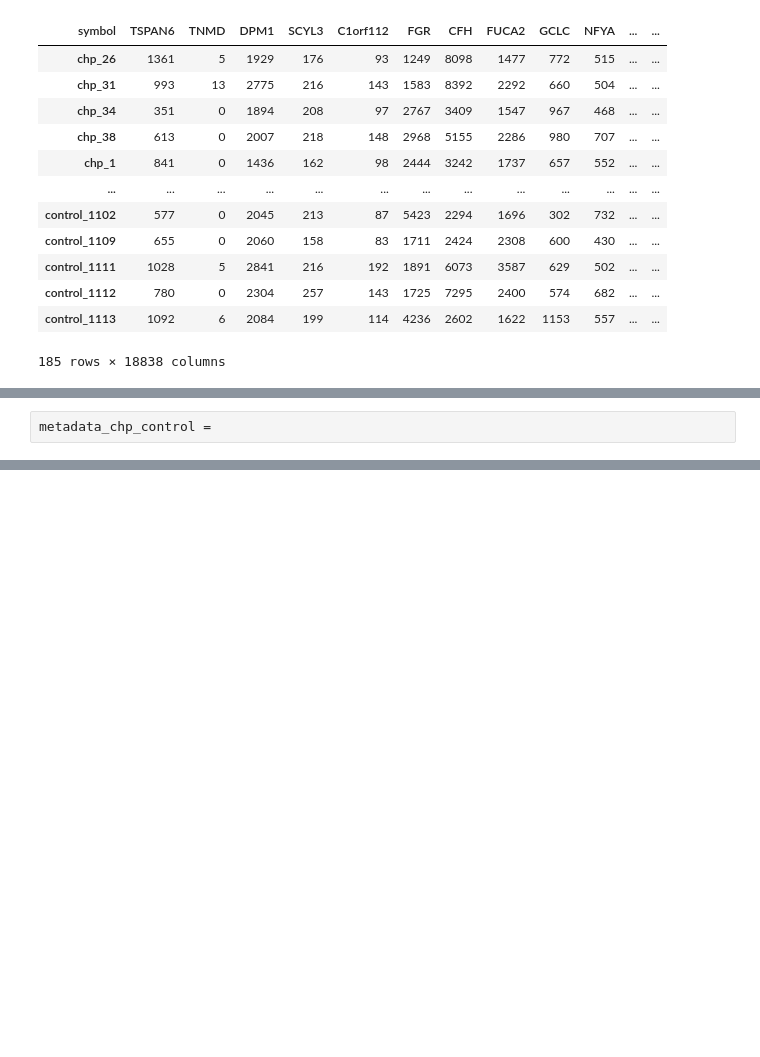
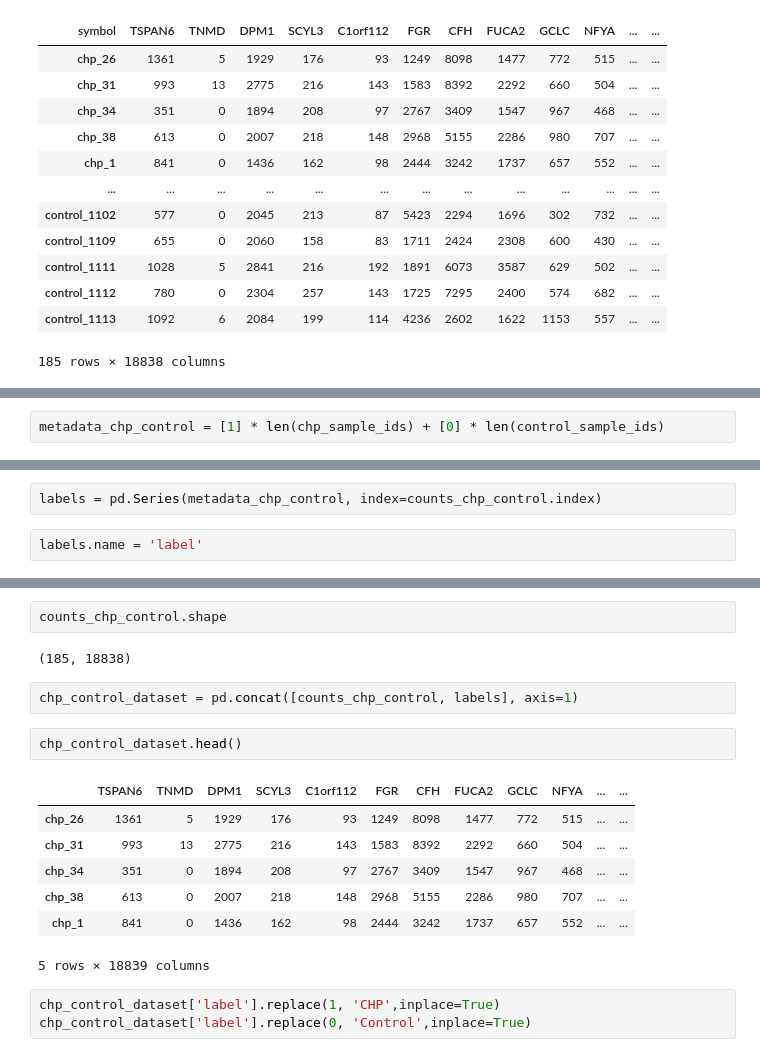
Before and after one commit to degulati/chp-project, a Jupyter notebook: code/deseq-analysis.ipynb, the cells around one changed output, grey strips where cells are left out. Drawn from its saved outputs; the diff is of its cells as text; blank space fills up the shorter version.

```diff
--- a/code/deseq-analysis.ipynb
+++ b/code/deseq-analysis.ipynb
@@ -110,2 +126,2 @@ counts_chp_control
 # %%
-metadata_chp_control =
+metadata_chp_control = [1] * len(chp_sample_ids) + [0] * len(control_sample_ids)
@@ -111,0 +132,4 @@ metadata_chp_control =
+# %%
+labels = pd.Series(metadata_chp_control, index=counts_chp_control.index)
+# %%
+labels.name = 'label'
@@ -111,0 +145,19 @@ metadata_chp_control =
+# %%
+counts_chp_control.shape
+# %% [output]
+(185, 18838)
+# %%
+chp_control_dataset = pd.concat([counts_chp_control, labels], axis=1)
+# %%
+chp_control_dataset.head()
+# %% [output]
+|  | TSPAN6 | TNMD | DPM1 | SCYL3 | C1orf112 | FGR | CFH | FUCA2 | GCLC | NFYA | ... | ... |
+| chp_26 | 1361 | 5 | 1929 | 176 | 93 | 1249 | 8098 | 1477 | 772 | 515 | ... | ... |
+| chp_31 | 993 | 13 | 2775 | 216 | 143 | 1583 | 8392 | 2292 | 660 | 504 | ... | ... |
+| chp_34 | 351 | 0 | 1894 | 208 | 97 | 2767 | 3409 | 1547 | 967 | 468 | ... | ... |
+| chp_38 | 613 | 0 | 2007 | 218 | 148 | 2968 | 5155 | 2286 | 980 | 707 | ... | ... |
+| chp_1 | 841 | 0 | 1436 | 162 | 98 | 2444 | 3242 | 1737 | 657 | 552 | ... | ... |
+5 rows × 18839 columns
+# %%
+chp_control_dataset['label'].replace(1, 'CHP',inplace=True)
+chp_control_dataset['label'].replace(0, 'Control',inplace=True)
```
Also changed, not shown: parts of 18 cells of this notebook, 1 other file.
